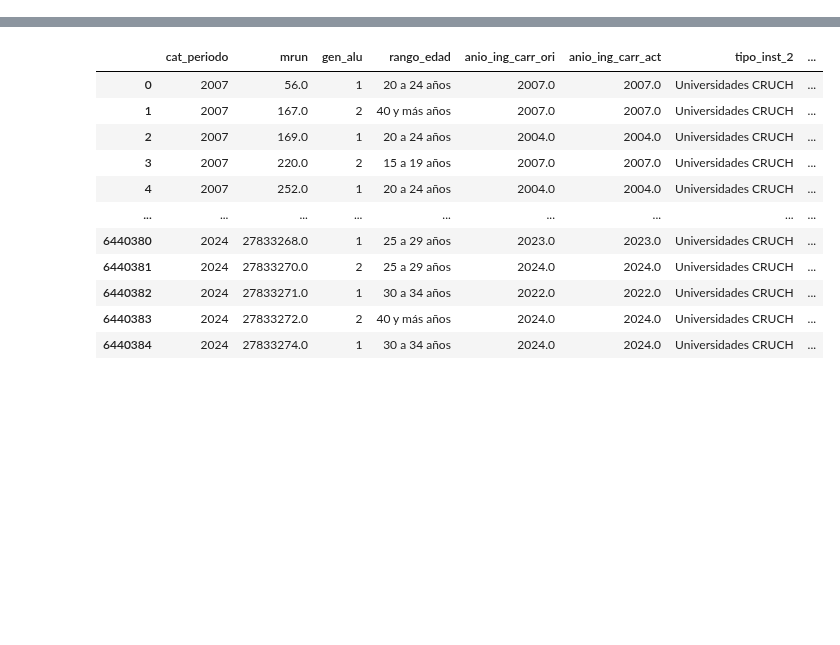
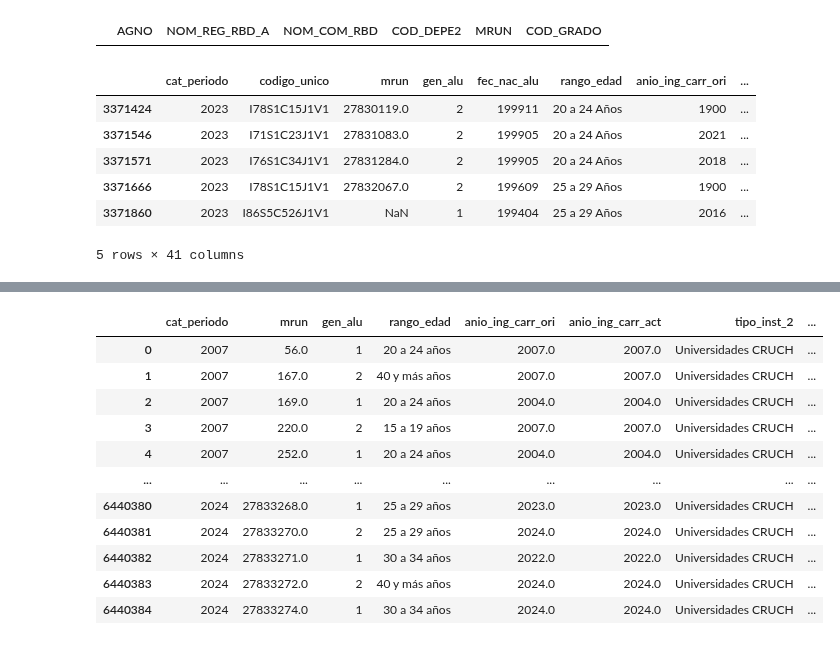
Before and after one commit to albertoitg/visualizacion, a Jupyter notebook: proyecto.ipynb, the cells around one changed output, grey strips where cells are left out. Cells and saved outputs as stored; diff of their text form; code cells hidden in the pictures; blank space fills up the shorter version.

```diff
--- a/proyecto.ipynb
+++ b/proyecto.ipynb
@@ -5,3 +5,20 @@ matriculas = pd.read_csv("data/matricula_historica_cruch.csv").drop(["Unnamed: 0
 titulados = pd.read_csv("data/titulados.csv").drop(["Unnamed: 0"], axis=1)
 egreso_media = pd.read_csv("data/egreso_media_historica.csv").drop(["Unnamed: 0"], axis=1)
 beneficios = pd.read_csv("data/beneficios.csv").drop(["Unnamed: 0"], axis=1)
+# %%
+egreso_media[egreso_media["MRUN"] == 26231809]
+# %% [output]
+|  | AGNO | NOM_REG_RBD_A | NOM_COM_RBD | COD_DEPE2 | MRUN | COD_GRADO |
+# %%
+titulados = titulados[titulados["tipo_inst_2"] == "Universidades CRUCH"]
+titulados = titulados[titulados["nivel_global"] == "Pregrado"]
+# %%
+titulados.tail()
+# %% [output]
+|  | cat_periodo | codigo_unico | mrun | gen_alu | fec_nac_alu | rango_edad | anio_ing_carr_ori | ... |
+| 3371424 | 2023 | I78S1C15J1V1 | 27830119.0 | 2 | 199911 | 20 a 24 Años | 1900 | ... |
+| 3371546 | 2023 | I71S1C23J1V1 | 27831083.0 | 2 | 199905 | 20 a 24 Años | 2021 | ... |
+| 3371571 | 2023 | I76S1C34J1V1 | 27831284.0 | 2 | 199905 | 20 a 24 Años | 2018 | ... |
+| 3371666 | 2023 | I78S1C15J1V1 | 27832067.0 | 2 | 199609 | 25 a 29 Años | 1900 | ... |
+| 3371860 | 2023 | I86S5C526J1V1 | NaN | 1 | 199404 | 25 a 29 Años | 2016 | ... |
+5 rows × 41 columns
```
Also changed, not shown: parts of 2 cells of this notebook, 2 other files.
